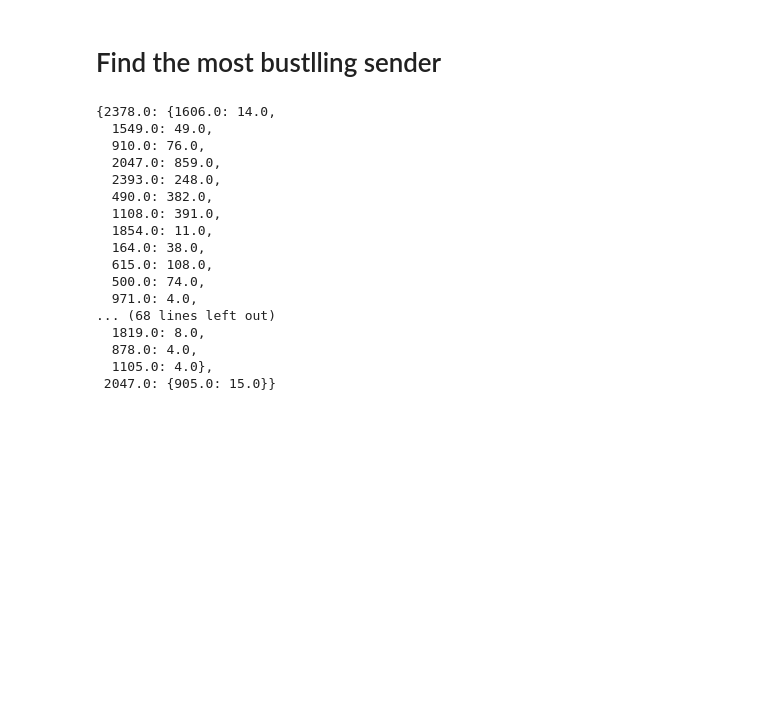
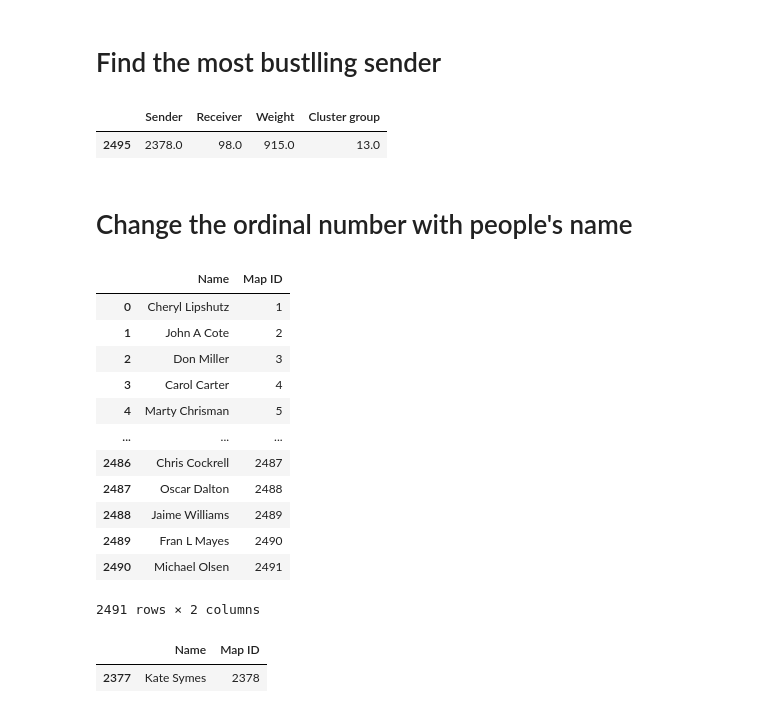
Before and after one commit to mingweiiiiiiiiii/23-24-CS7IS4-Group4, a Jupyter notebook: Cluster_MaxSpanningTree_Identificaion.ipynb, the cells around one changed output. Drawn from its saved outputs; the diff is of its cells as text; code cells hidden in the pictures; blank space fills up the shorter version.

```diff
--- a/Cluster_MaxSpanningTree_Identificaion.ipynb
+++ b/Cluster_MaxSpanningTree_Identificaion.ipynb
@@ -212,25 +212,10 @@ max_weight_row = copy_originalDF_group1[copy_originalDF_group1['Weight'] == copy
 # Select the "Sender" value from this row
 largest_weight_sender = int(max_weight_row['Sender'].values[0])
 rootNode_in_thisCluster = largest_weight_sender
+# %%
+max_weight_row
+# %% [output]
+|  | Sender | Receiver | Weight | Cluster group |
+| 2495 | 2378.0 | 98.0 | 915.0 | 13.0 |
 # %%
 result =  chu_liu_edmond(G, rootNode_in_thisCluster)
-# %%
-result
-# %% [output]
-{2378.0: {1606.0: 14.0,
-  1549.0: 49.0,
-  910.0: 76.0,
-  2047.0: 859.0,
-  2393.0: 248.0,
-  490.0: 382.0,
-  1108.0: 391.0,
-  1854.0: 11.0,
-  164.0: 38.0,
-  615.0: 108.0,
-  500.0: 74.0,
-  971.0: 4.0,
-... (68 lines left out)
-  1819.0: 8.0,
-  878.0: 4.0,
-  1105.0: 4.0},
- 2047.0: {905.0: 15.0}}
@@ -236,0 +224,18 @@ result
+# %% [markdown]
+# Change the ordinal number with people's name
+# %%
+name_number_dict_df
+# %% [output]
+|  | Name | Map ID |
+| 0 | Cheryl Lipshutz | 1 |
+| 1 | John A Cote | 2 |
+| 2 | Don Miller | 3 |
+| 3 | Carol Carter | 4 |
+| 4 | Marty Chrisman | 5 |
+| ... | ... | ... |
+| 2486 | Chris Cockrell | 2487 |
+| 2487 | Oscar Dalton | 2488 |
+| 2488 | Jaime Williams | 2489 |
+| 2489 | Fran L Mayes | 2490 |
+| 2490 | Michael Olsen | 2491 |
+2491 rows × 2 columns
@@ -236,0 +244,5 @@ result
+# %%
+row
+# %% [output]
+|  | Name | Map ID |
+| 2377 | Kate Symes | 2378 |
```
Also changed, not shown: parts of 8 cells of this notebook, 1 other file.
